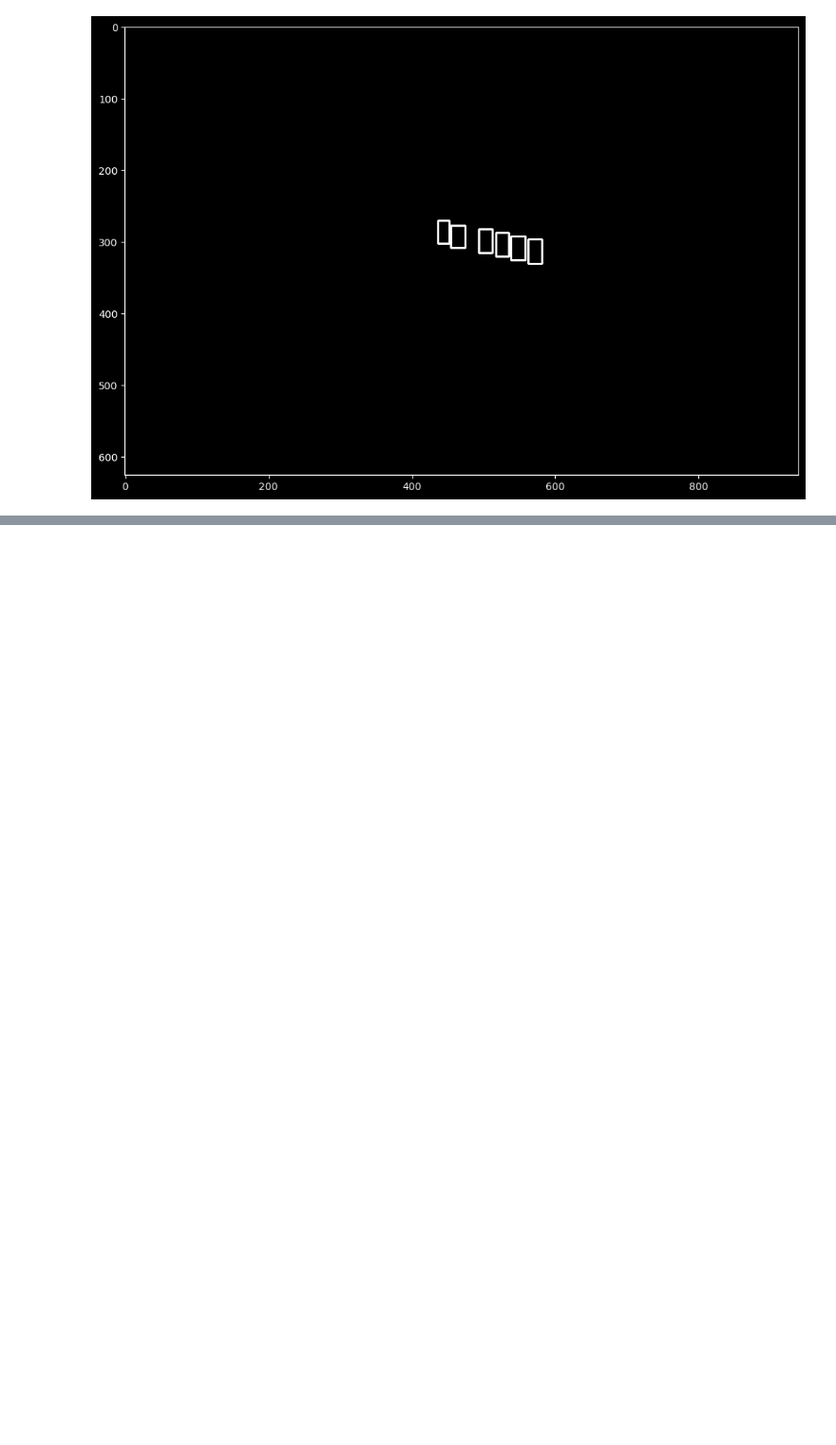
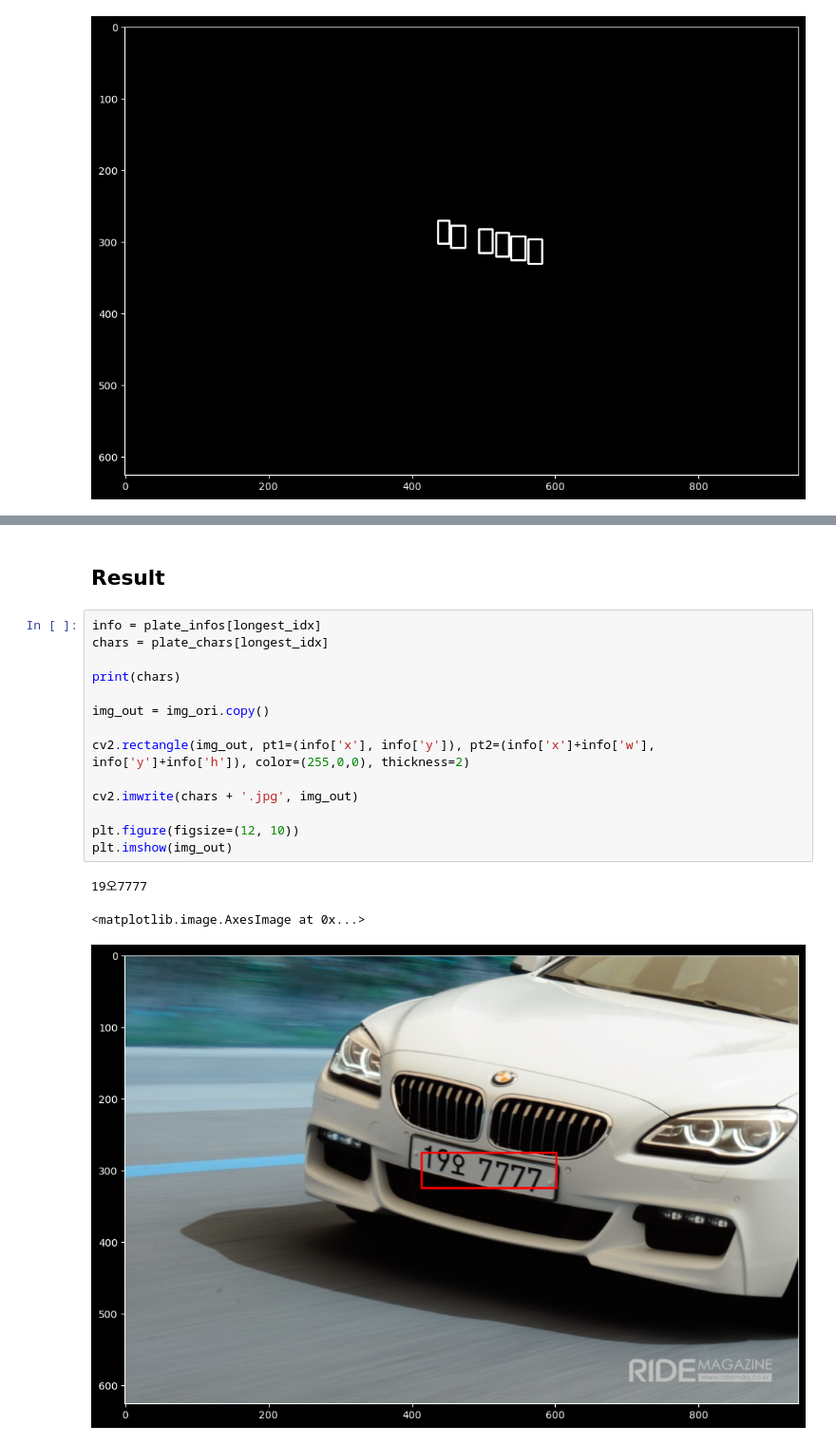
Before and after one commit to sercanyesilkoy/dooribeonProject, a Jupyter notebook: jinu/공부기록/자동차 번호판 인식.ipynb, the cells around one changed output, grey strips where cells are left out. Shown at 95% size. Drawn from its saved outputs; the diff is of its cells as text; blank space fills up the shorter version.

```diff
--- a/jinu/공부기록/자동차 번호판 인식.ipynb
+++ b/jinu/공부기록/자동차 번호판 인식.ipynb
@@ -223,0 +343,20 @@ plt.imshow(temp_result, cmap='gray')
+# %% [markdown]
+## Result
+# %%
+info = plate_infos[longest_idx]
+chars = plate_chars[longest_idx]
+
+print(chars)
+
+img_out = img_ori.copy()
+
+cv2.rectangle(img_out, pt1=(info['x'], info['y']), pt2=(info['x']+info['w'], info['y']+info['h']), color=(255,0,0), thickness=2)
+
+cv2.imwrite(chars + '.jpg', img_out)
+
+plt.figure(figsize=(12, 10))
+plt.imshow(img_out)
+# %% [output]
+19오7777
+<matplotlib.image.AxesImage at 0x...>
+[figure, added]
```
Also changed, not shown: parts of 4 cells of this notebook.
